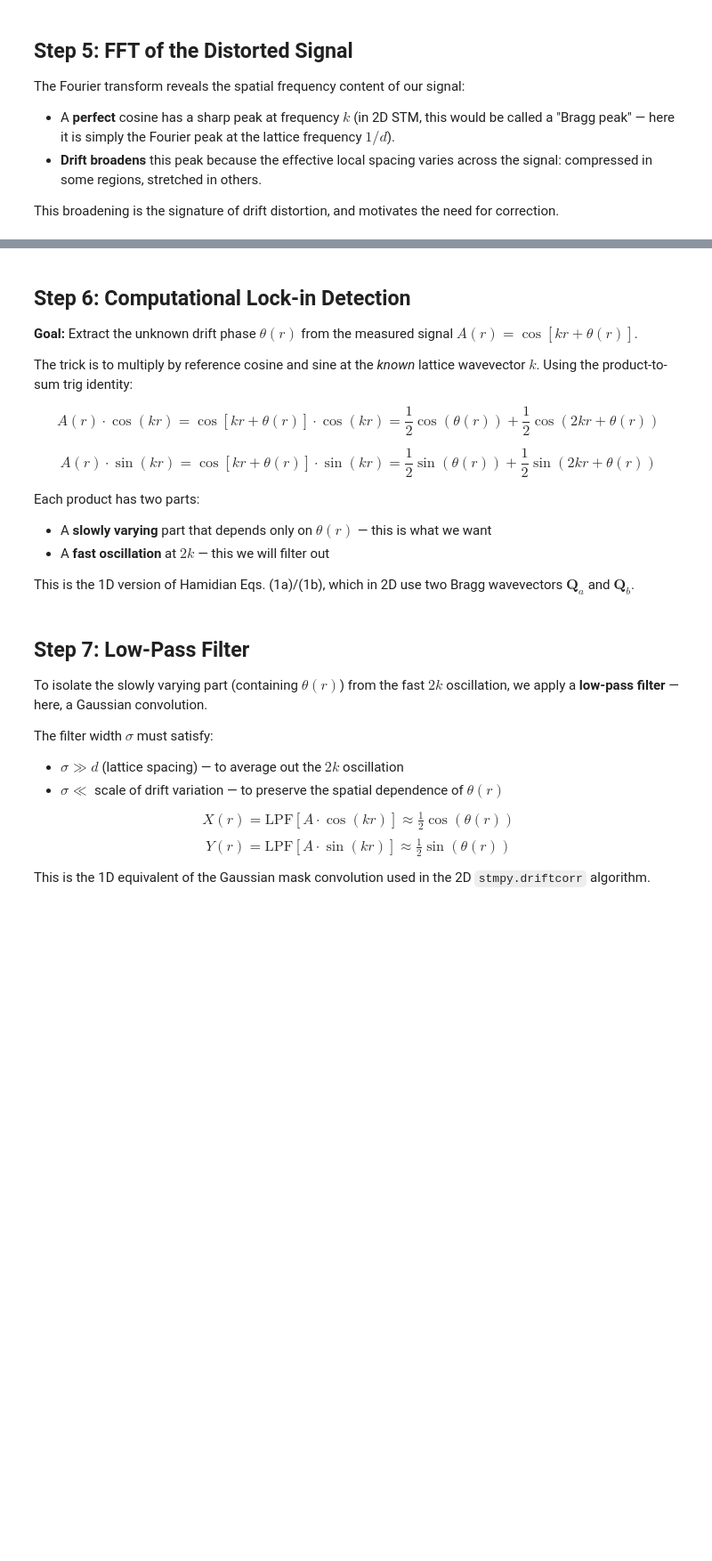
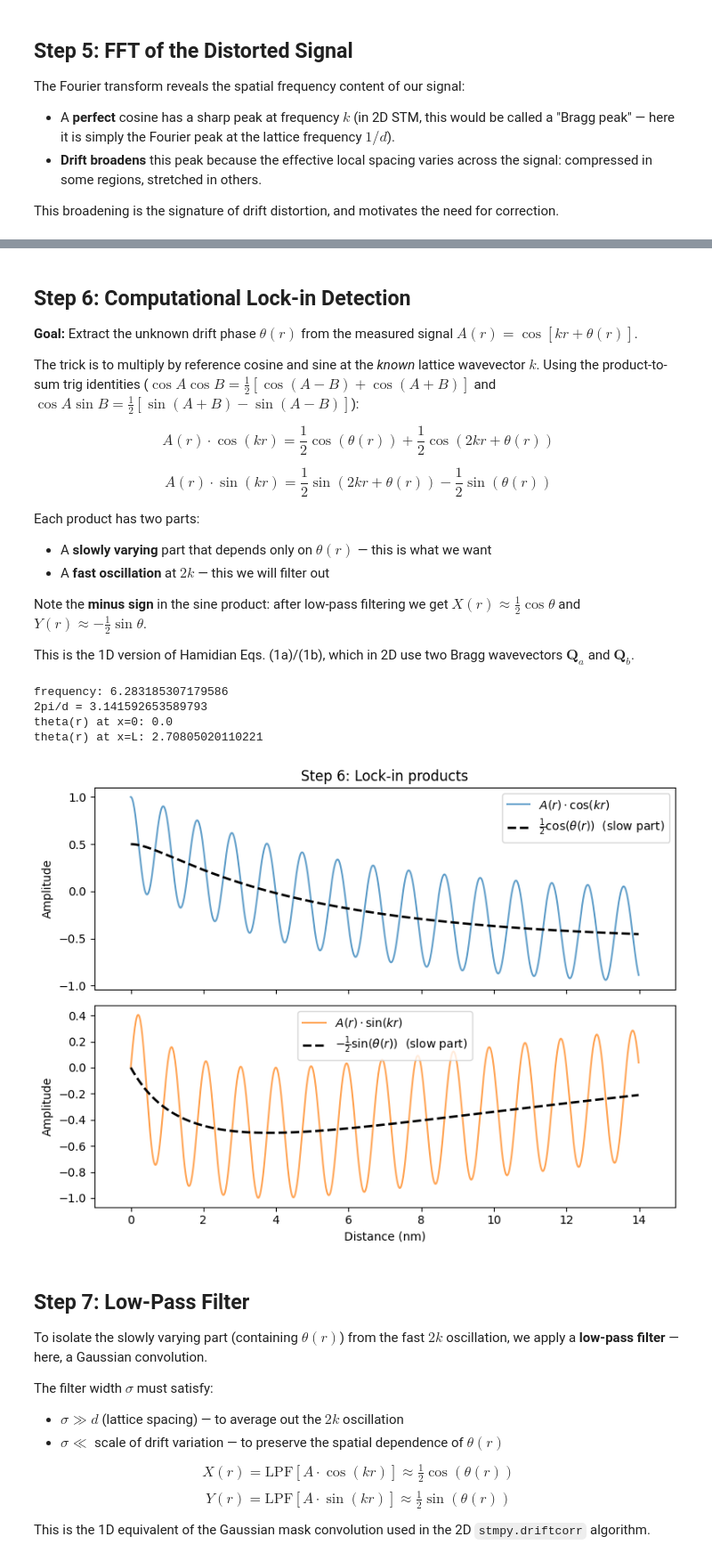
Before and after one commit to mjohnsonnoya/SparseSampling, a Jupyter notebook: notebooks/Drift_Correction_1D_Tutorial.ipynb, the cells around one changed output, grey strips where cells are left out. Shown at 89% size. Drawn from its saved outputs; the diff is of its cells as text; code cells hidden in the pictures; blank space fills up the shorter version.

```diff
--- a/notebooks/Drift_Correction_1D_Tutorial.ipynb
+++ b/notebooks/Drift_Correction_1D_Tutorial.ipynb
@@ -169,44 +190,52 @@ plt.show()
 
 **Goal:** Extract the unknown drift phase $\theta(r)$ from the measured signal $A(r) = \cos[kr + \theta(r)]$.
 
-The trick is to multiply by reference cosine and sine at the *known* lattice wavevector $k$. Using the product-to-sum trig identity:
+The trick is to multiply by reference cosine and sine at the *known* lattice wavevector $k$. Using the product-to-sum trig identities ($\cos A \cos B = \tfrac{1}{2}[\cos(A-B) + \cos(A+B)]$ and $\cos A \sin B = \tfrac{1}{2}[\sin(A+B) - \sin(A-B)]$):
 
-$$A(r) \cdot \cos(kr) = \cos[kr + \theta(r)] \cdot \cos(kr) = \frac{1}{2}\cos(\theta(r)) + \frac{1}{2}\cos(2kr + \theta(r))$$
+$$A(r) \cdot \cos(kr) = \frac{1}{2}\cos(\theta(r)) + \frac{1}{2}\cos(2kr + \theta(r))$$
 
-$$A(r) \cdot \sin(kr) = \cos[kr + \theta(r)] \cdot \sin(kr) = \frac{1}{2}\sin(\theta(r)) + \frac{1}{2}\sin(2kr + \theta(r))$$
+$$A(r) \cdot \sin(kr) = \frac{1}{2}\sin(2kr + \theta(r)) - \frac{1}{2}\sin(\theta(r))$$
 
 Each product has two parts:
 - A **slowly varying** part that depends only on $\theta(r)$ — this is what we want
 - A **fast oscillation** at $2k$ — this we will filter out
 
+Note the **minus sign** in the sine product: after low-pass filtering we get $X(r) \approx \tfrac{1}{2}\cos\theta$ and $Y(r) \approx -\tfrac{1}{2}\sin\theta$.
+
 This is the 1D version of Hamidian Eqs. (1a)/(1b), which in 2D use two Bragg wavevectors $\mathbf{Q}_a$ and $\mathbf{Q}_b$.
 # %%
 # Lock-in: multiply distorted signal by reference cos and sin
 ref_cos = np.cos(k * x)
 ref_sin = np.sin(k * x)
 
 prod_cos = A_distorted * ref_cos  # (1/2)cos(theta) + (1/2)cos(2kr + theta)
-prod_sin = A_distorted * ref_sin  # (1/2)sin(theta) + (1/2)sin(2kr + theta)
+prod_sin = A_distorted * ref_sin  # -(1/2)sin(theta) + (1/2)sin(2kr + theta)
 
 fig, axes = plt.subplots(2, 1, figsize=[8, 6], sharex=True)
 
 axes[0].plot(x, prod_cos, 'C0', alpha=0.7, label='$A(r) \\cdot \\cos(kr)$')
 axes[0].plot(x, 0.5 * np.cos(theta(x)), 'k--', lw=2,
              label='$\\frac{1}{2}\\cos(\\theta(r))$  (slow part)')
 axes[0].set_ylabel("Amplitude")
 axes[0].legend()
 axes[0].set_title("Step 6: Lock-in products")
 
 axes[1].plot(x, prod_sin, 'C1', alpha=0.7, label='$A(r) \\cdot \\sin(kr)$')
-axes[1].plot(x, 0.5 * np.sin(theta(x)), 'k--', lw=2,
-             label='$\\frac{1}{2}\\sin(\\theta(r))$  (slow part)')
+axes[1].plot(x, -0.5 * np.sin(theta(x)), 'k--', lw=2,
+             label='$-\\frac{1}{2}\\sin(\\theta(r))$  (slow part)')
 axes[1].set_xlabel("Distance (nm)")
 axes[1].set_ylabel("Amplitude")
 axes[1].legend()
 
 plt.xlim(-1, L + 1)
 plt.tight_layout()
 plt.show()
+# %% [output]
+frequency: 6.283185307179586
+2pi/d = 3.141592653589793
+theta(r) at x=0: 0.0
+theta(r) at x=L: 2.70805020110221
+[figure, added]
 # %% [markdown]
 ## Step 7: Low-Pass Filter
 
```
Also changed, not shown: parts of 13 cells of this notebook.
